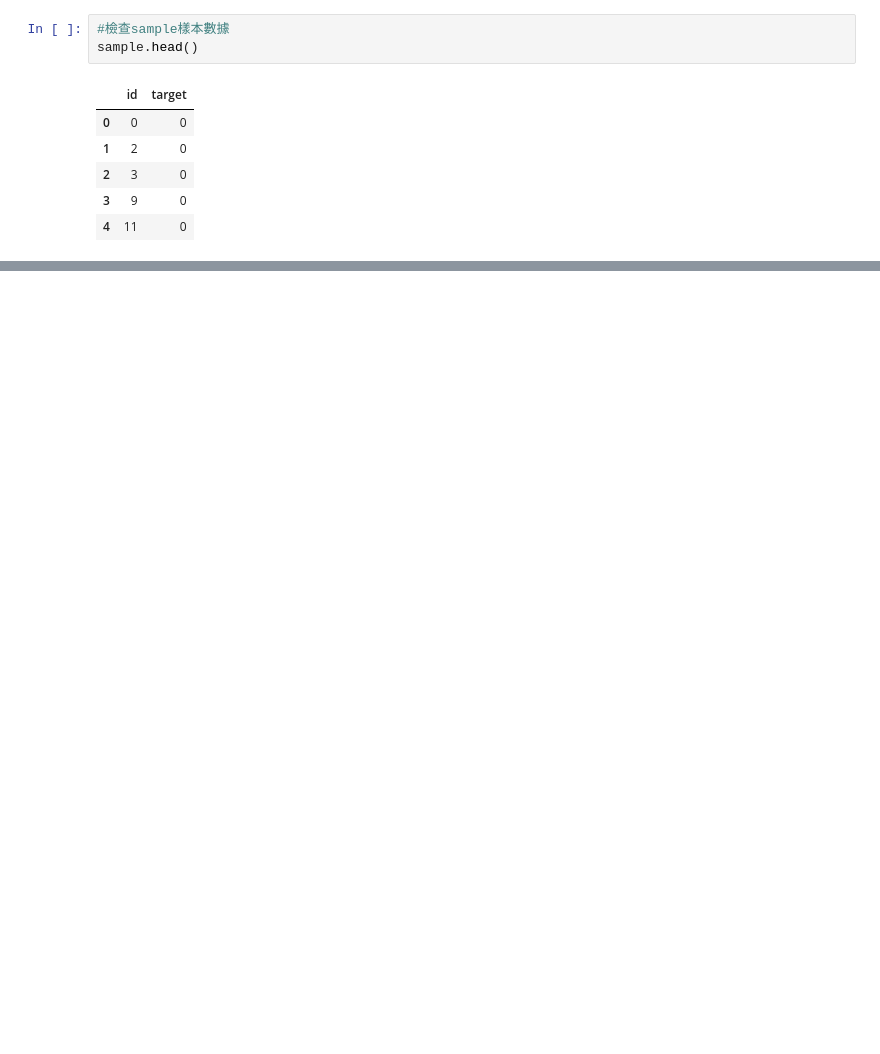
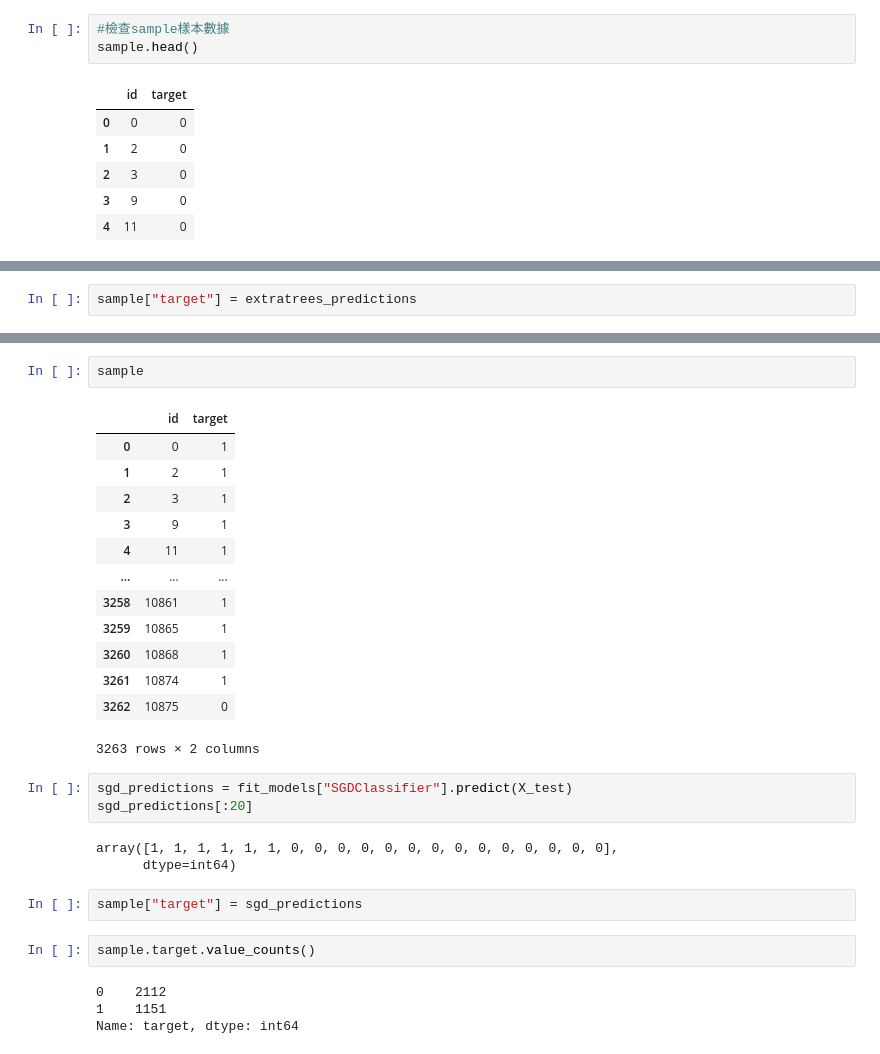
Before and after one commit to BlakeChiu/python, a Jupyter notebook: python-class/End_project.ipynb, the cells around one changed output, grey strips where cells are left out. Saved outputs shown, nothing was run; the diff lists cells and outputs as text; blank space fills up the shorter version.

```diff
--- a/python-class/End_project.ipynb
+++ b/python-class/End_project.ipynb
@@ -270,0 +264,2 @@ sample
+# %%
+sample["target"] = extratrees_predictions
@@ -270,0 +272,30 @@ sample
+# %%
+sample
+# %% [output]
+|  | id | target |
+| 0 | 0 | 1 |
+| 1 | 2 | 1 |
+| 2 | 3 | 1 |
+| 3 | 9 | 1 |
+| 4 | 11 | 1 |
+| ... | ... | ... |
+| 3258 | 10861 | 1 |
+| 3259 | 10865 | 1 |
+| 3260 | 10868 | 1 |
+| 3261 | 10874 | 1 |
+| 3262 | 10875 | 0 |
+3263 rows × 2 columns
+# %%
+sgd_predictions = fit_models["SGDClassifier"].predict(X_test)
+sgd_predictions[:20]
+# %% [output]
+array([1, 1, 1, 1, 1, 1, 0, 0, 0, 0, 0, 0, 0, 0, 0, 0, 0, 0, 0, 0],
+      dtype=int64)
+# %%
+sample["target"] = sgd_predictions
+# %%
+sample.target.value_counts()
+# %% [output]
+0    2112
+1    1151
+Name: target, dtype: int64
```
Also changed, not shown: parts of 31 cells of this notebook.
